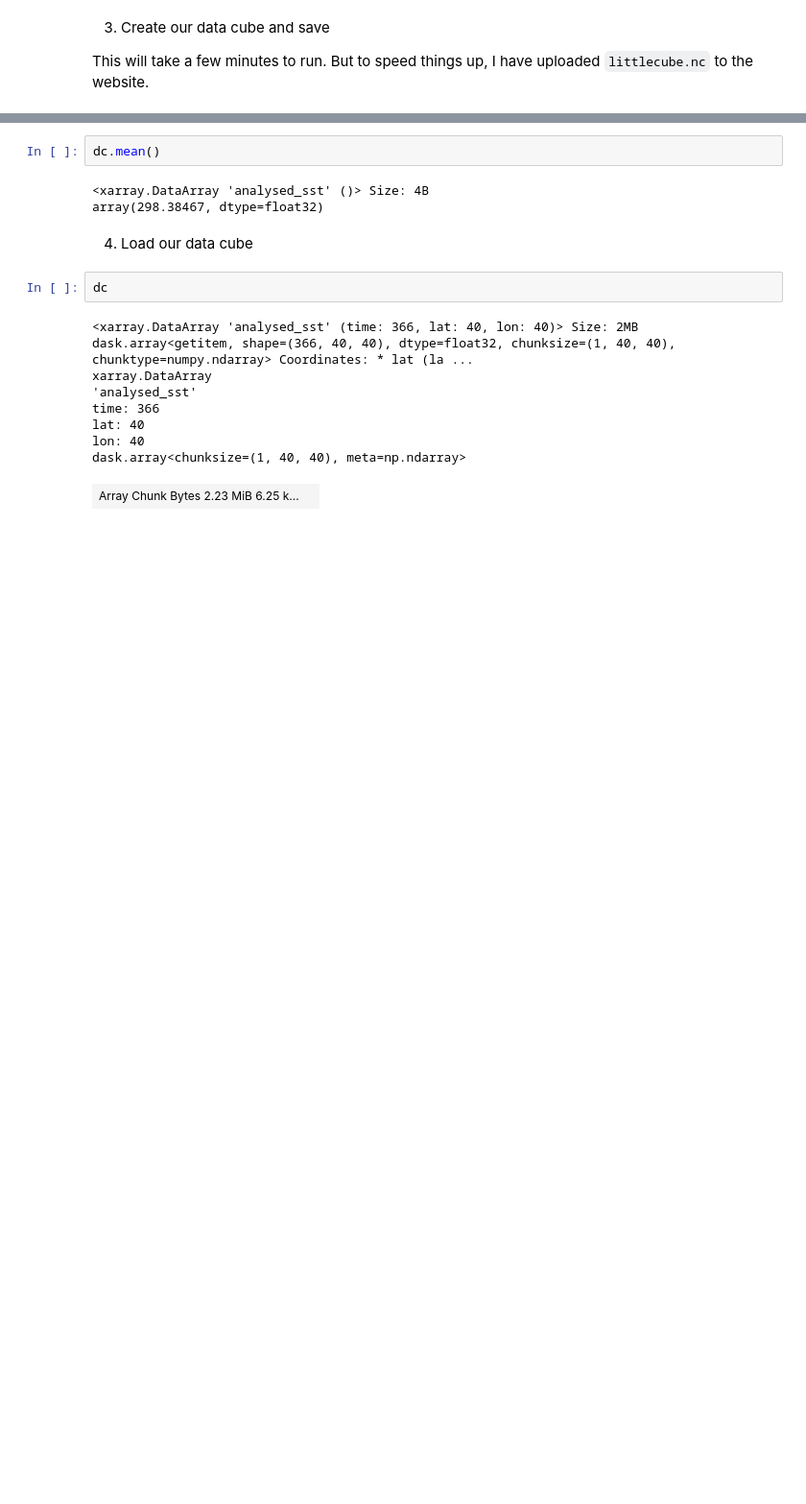
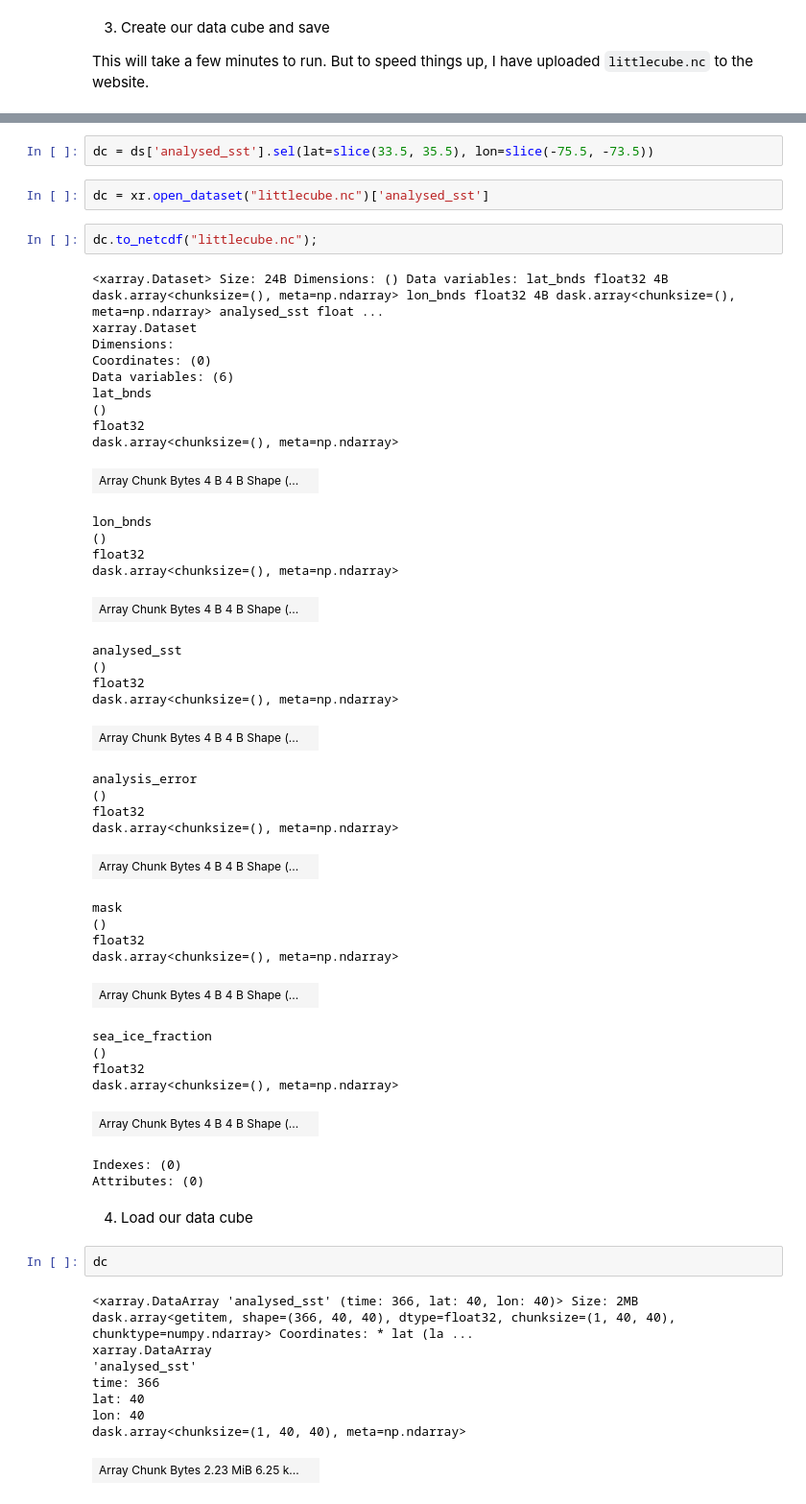
Before and after one commit to dpendleton1/Dakar-Humpback, a Jupyter notebook: sst-dakar-cube.ipynb, the cells around one changed output, grey strips where cells are left out. Shown at 96% size. Saved outputs shown, nothing was run; the diff lists cells and outputs as text; blank space fills up the shorter version.

```diff
--- a/sst-dakar-cube.ipynb
+++ b/sst-dakar-cube.ipynb
@@ -85,8 +180,47 @@ dc = xr.open_dataset("littlecube.nc")['analysed_sst']
+# %%
+dc = ds['analysed_sst'].sel(lat=slice(33.5, 35.5), lon=slice(-75.5, -73.5))
+# %%
+dc = xr.open_dataset("littlecube.nc")['analysed_sst']
 # %%
-dc.mean()
+dc.to_netcdf("littlecube.nc");
 # %% [output]
-<xarray.DataArray 'analysed_sst' ()> Size: 4B
-array(298.38467, dtype=float32)
+<xarray.Dataset> Size: 24B Dimensions: () Data variables: lat_bnds float32 4B dask.array<chunksize=(), meta=np.ndarray> lon_bnds float32 4B dask.array<chunksize=(), meta=np.ndarray> analysed_sst float ...
+xarray.Dataset
+Dimensions:
+Coordinates: (0)
+Data variables: (6)
+lat_bnds
+()
+float32
+dask.array<chunksize=(), meta=np.ndarray>
+| Array Chunk Bytes 4 B 4 B Shape (... |  |
+lon_bnds
+()
+float32
+dask.array<chunksize=(), meta=np.ndarray>
+| Array Chunk Bytes 4 B 4 B Shape (... |  |
+analysed_sst
+()
+float32
+dask.array<chunksize=(), meta=np.ndarray>
+| Array Chunk Bytes 4 B 4 B Shape (... |  |
+analysis_error
+()
+float32
+dask.array<chunksize=(), meta=np.ndarray>
+| Array Chunk Bytes 4 B 4 B Shape (... |  |
+mask
+()
+float32
+dask.array<chunksize=(), meta=np.ndarray>
+| Array Chunk Bytes 4 B 4 B Shape (... |  |
+sea_ice_fraction
+()
+float32
+dask.array<chunksize=(), meta=np.ndarray>
+| Array Chunk Bytes 4 B 4 B Shape (... |  |
+Indexes: (0)
+Attributes: (0)
 # %% [markdown]
 4) Load our data cube
 # %%
```
Also changed, not shown: parts of 6 cells of this notebook, 1 other file.
